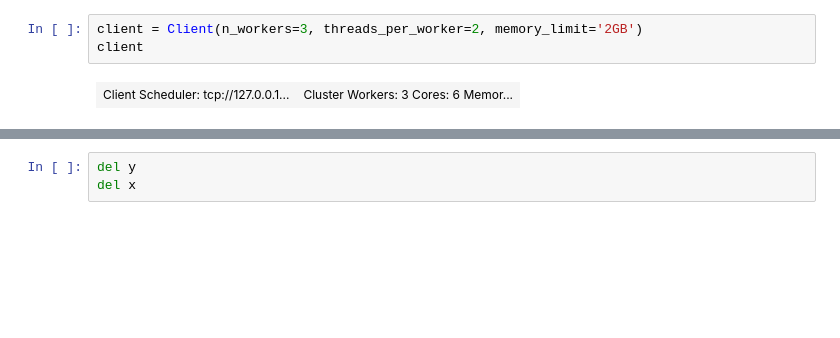
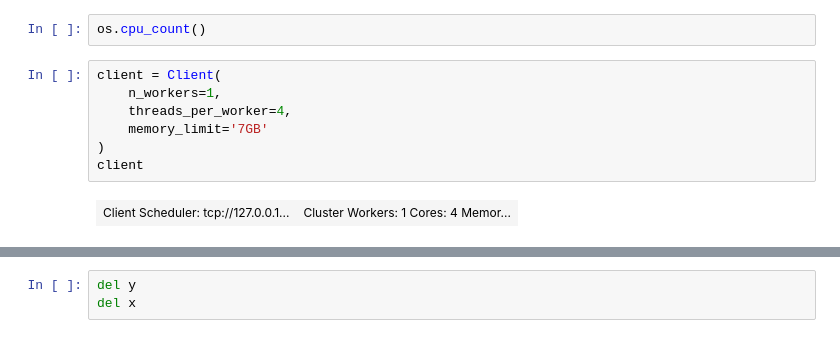
Before and after one commit to ramonprz01/bg-insead-project, a Jupyter notebook: unsupervised_ml/01_dask_clean.ipynb, the cells around one changed output, grey strips where cells are left out. Saved outputs shown, nothing was run; the diff lists cells and outputs as text; blank space fills up the shorter version.

```diff
--- a/unsupervised_ml/01_dask_clean.ipynb
+++ b/unsupervised_ml/01_dask_clean.ipynb
@@ -23,5 +24,11 @@ testing
+# %%
+os.cpu_count()
 # %%
-client = Client(n_workers=3, threads_per_worker=2, memory_limit='2GB')
+client = Client(
+    n_workers=1,
+    threads_per_worker=4,
+    memory_limit='7GB'
+)
 client
 # %% [output]
-| Client Scheduler: tcp://127.0.0.1... | Cluster Workers: 3 Cores: 6 Memor... |
+| Client Scheduler: tcp://127.0.0.1... | Cluster Workers: 1 Cores: 4 Memor... |
```
Also changed, not shown: parts of 60 cells of this notebook.
